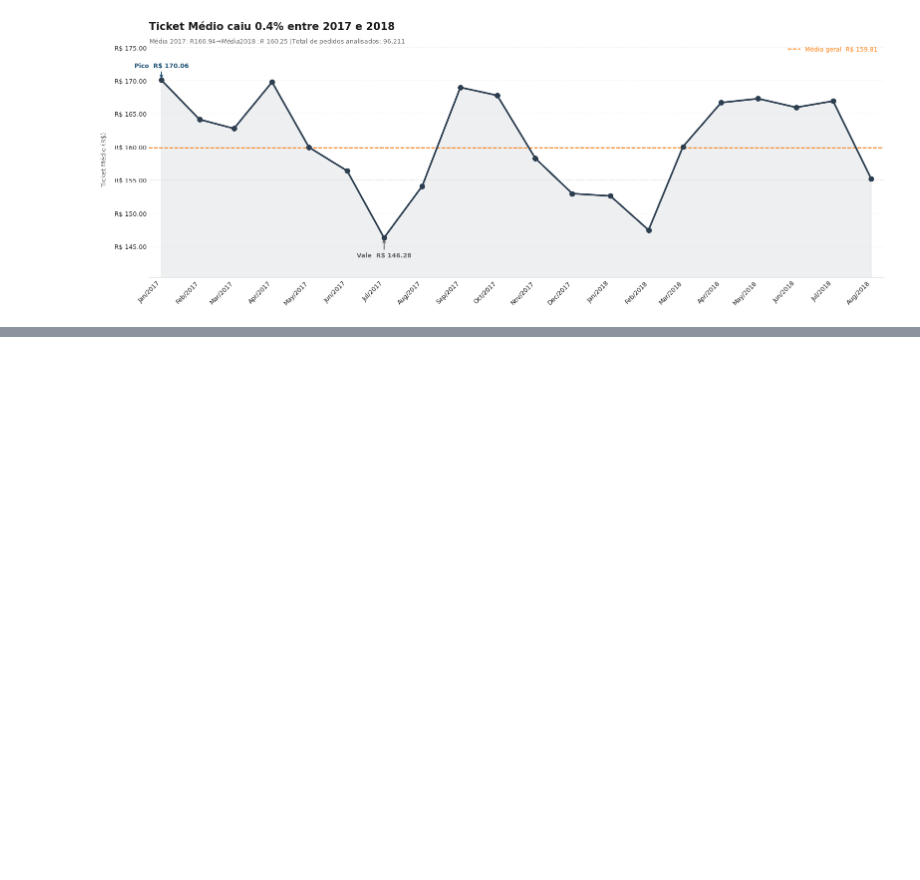
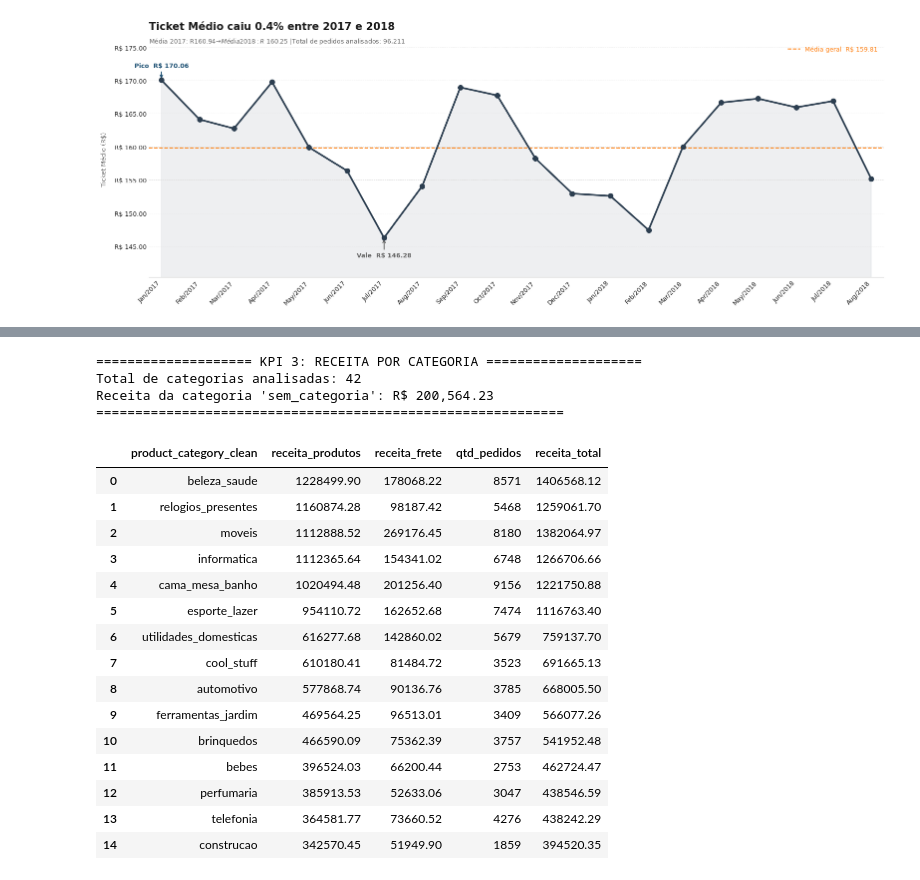
Before and after one commit to evellynjardini/Data-Analytics---Grupo-24, a Jupyter notebook: 1 - Projeto-Olist-KPIs/notebooks/Receita.ipynb, the cells around one changed output, grey strips where cells are left out. Drawn from its saved outputs; the diff is of its cells as text; code cells hidden in the pictures; blank space fills up the shorter version.

Commit message:
Inclusão de Receita por Categoria

```diff
--- a/1 - Projeto-Olist-KPIs/notebooks/Receita.ipynb
+++ b/1 - Projeto-Olist-KPIs/notebooks/Receita.ipynb
@@ -386,39 +395,59 @@ plt.show()
 # %%
 # --- KPI 3: Receita por Categoria ---
 
-# 1. Filtramos apenas pedidos entregues da base consolidada
-df_entregues = df_consolidado[df_consolidado['order_status'] == 'delivered'].copy()
+# 1. Base usada nos indicadores anteriores de Receita
 
 # 2. Tratamos categorias ausentes (Data Cleaning dentro do KPI)
 # Usaremos 'product_category_name_english' que é o nome comum após a tradução
-col_categoria = 'product_category_name_english'
+col_categoria = 'product_category_clean'
 
-if col_categoria in df_entregues.columns:
-    df_entregues[col_categoria] = df_entregues[col_categoria].fillna('sem_categoria')
+if col_categoria in df_receita.columns:
+    df_receita[col_categoria] = df_receita[col_categoria].fillna('sem_categoria')
 else:
     # Caso sua coluna tenha outro nome, como 'product_category_name'
     col_categoria = 'product_category_name'
-    df_entregues[col_categoria] = df_entregues[col_categoria].fillna('sem_categoria')
+    df_receita[col_categoria] = df_receita[col_categoria].fillna('sem_categoria')
 
 # 3. Agregamos os valores por categoria
 # Como a base é consolidada por pedido, price e freight_value já são os totais do pedido
 tabela_receita_por_categoria = (
-    df_entregues
+    df_receita
     .groupby(col_categoria, as_index=False)
     .agg(
         receita_produtos=('price', 'sum'),
         receita_frete=('freight_value', 'sum'),
         qtd_pedidos=('order_id', 'count') # Cada linha é um pedido único
     )
     .assign(receita_total=lambda x: x['receita_produtos'] + x['receita_frete'])
     .sort_values('receita_produtos', ascending=False)
     .reset_index(drop=True)
 )
 
 # --- RESULTADOS ---
 print(f"{'='*20} KPI 3: RECEITA POR CATEGORIA {'='*20}")
 print(f"Total de categorias analisadas: {tabela_receita_por_categoria[col_categoria].nunique()}")
 print(f"Receita da categoria 'sem_categoria': R$ {tabela_receita_por_categoria.loc[tabela_receita_por_categoria[col_categoria]=='sem_categoria', 'receita_total'].sum():,.2f}")
 print(f"{'='*60}")
 
 tabela_receita_por_categoria.head(15)
+# %% [output]
+==================== KPI 3: RECEITA POR CATEGORIA ====================
+Total de categorias analisadas: 42
+Receita da categoria 'sem_categoria': R$ 200,564.23
+============================================================
+|  | product_category_clean | receita_produtos | receita_frete | qtd_pedidos | receita_total |
+| 0 | beleza_saude | 1228499.90 | 178068.22 | 8571 | 1406568.12 |
+| 1 | relogios_presentes | 1160874.28 | 98187.42 | 5468 | 1259061.70 |
+| 2 | moveis | 1112888.52 | 269176.45 | 8180 | 1382064.97 |
+| 3 | informatica | 1112365.64 | 154341.02 | 6748 | 1266706.66 |
+| 4 | cama_mesa_banho | 1020494.48 | 201256.40 | 9156 | 1221750.88 |
+| 5 | esporte_lazer | 954110.72 | 162652.68 | 7474 | 1116763.40 |
+| 6 | utilidades_domesticas | 616277.68 | 142860.02 | 5679 | 759137.70 |
+| 7 | cool_stuff | 610180.41 | 81484.72 | 3523 | 691665.13 |
+| 8 | automotivo | 577868.74 | 90136.76 | 3785 | 668005.50 |
+| 9 | ferramentas_jardim | 469564.25 | 96513.01 | 3409 | 566077.26 |
+| 10 | brinquedos | 466590.09 | 75362.39 | 3757 | 541952.48 |
+| 11 | bebes | 396524.03 | 66200.44 | 2753 | 462724.47 |
+| 12 | perfumaria | 385913.53 | 52633.06 | 3047 | 438546.59 |
+| 13 | telefonia | 364581.77 | 73660.52 | 4276 | 438242.29 |
+| 14 | construcao | 342570.45 | 51949.90 | 1859 | 394520.35 |
```
Also changed, not shown: parts of 2 cells of this notebook.
